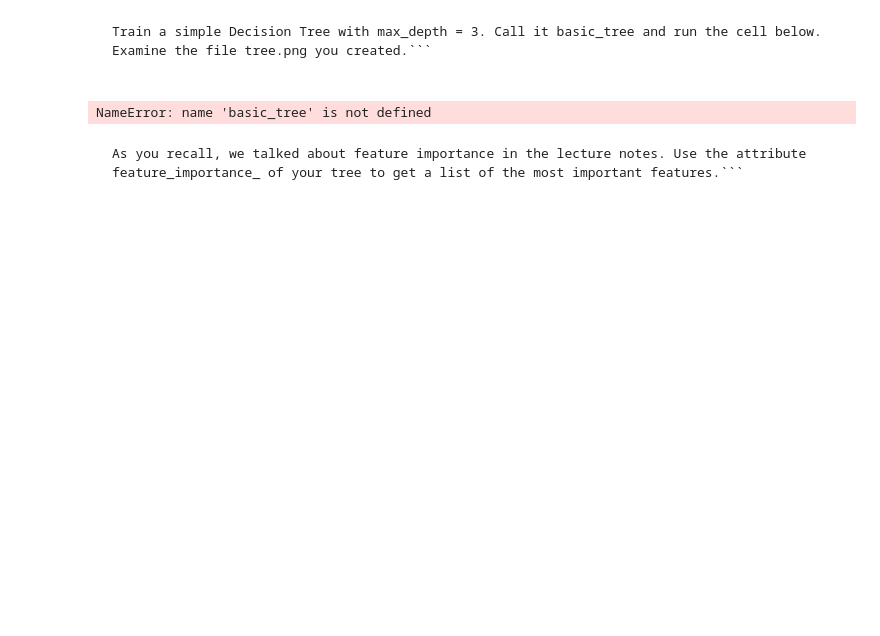
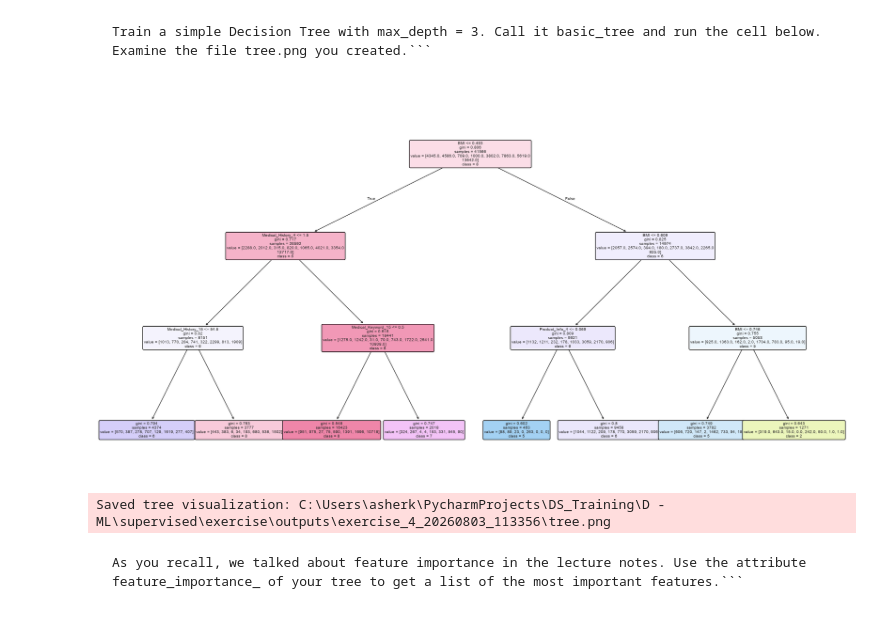
Before and after one commit to Avraham2489/DS_Training, a Jupyter notebook: D - ML/supervised/exercise/exercise_4_supervised_learning.ipynb, the cells around one changed output. Cells and saved outputs as stored; diff of their text form; code cells hidden in the pictures; blank space fills up the shorter version.

Commit message:
Supervised.

````diff
--- a/D - ML/supervised/exercise/exercise_4_supervised_learning.ipynb
+++ b/D - ML/supervised/exercise/exercise_4_supervised_learning.ipynb
@@ -34,13 +218,26 @@ from sklearn.metrics import accuracy_score
 # %% [markdown]
 ```Decision Tree is a very nice algorithm, especially because it is very intuitive and explainable. We can even draw it!
 Train a simple Decision Tree with max_depth = 3. Call it basic_tree and run the cell below. Examine the file tree.png you created.```
-# %%
-from sklearn.tree import export_graphviz
-export_graphviz(basic_tree, out_file = 'tree.dot', filled  = True,
-                rounded = True, feature_names = df.columns)
-!dot -Tpng tree.dot -o tree.png
-# %% [output]
-NameError: name 'basic_tree' is not defined
+# %%
+basic_tree = DecisionTreeClassifier(max_depth=3, random_state=RANDOM_SEED)
+basic_tree.fit(X=insurance_features_train, y=insurance_target_train);
+# %%
+tree_figure = plt.figure(figsize=(24, 12))
+plot_tree(
+    decision_tree=basic_tree,
+    feature_names=list(insurance_features.columns),
+    class_names=[str(class_label) for class_label in basic_tree.classes_],
+    filled=True,
+    rounded=True,
+    fontsize=7,
+)
+tree_image_path = OUTPUT_DIRECTORY / "tree.png"
+tree_figure.savefig(fname=tree_image_path, dpi=180, bbox_inches="tight")
+plt.show()
+LOGGER.info("Saved tree visualization: %s", tree_image_path.resolve())
+# %% [output]
+[figure, added]
+Saved tree visualization: C:\Users\asherk\PycharmProjects\DS_Training\D - ML\supervised\exercise\outputs\exercise_4_20260803_113356\tree.png
 # %% [markdown]
 ```Look at the tree you got. What, would you say, are the most important features?
 As you recall, we talked about feature importance in the lecture notes. Use the attribute feature_importance_ of your tree to get a list of the most important features.```
````
Also changed, not shown: parts of 52 cells of this notebook, 2 other files.
